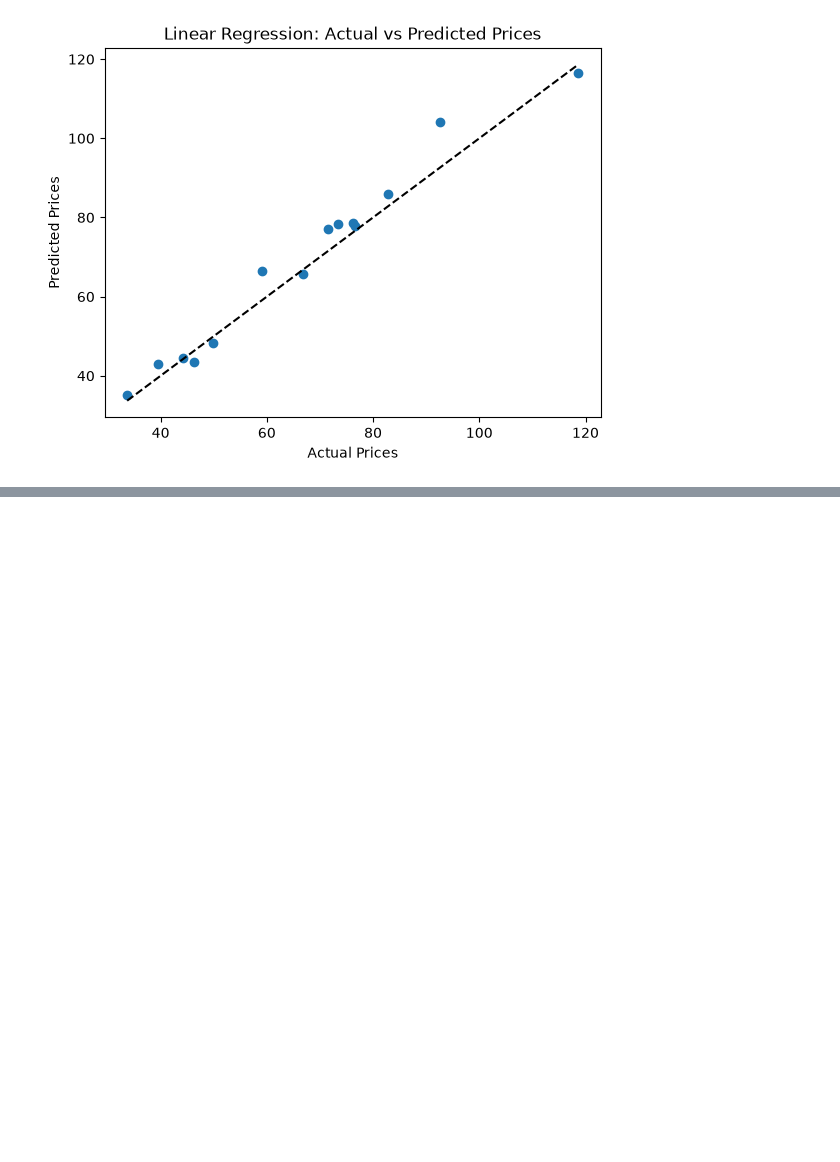
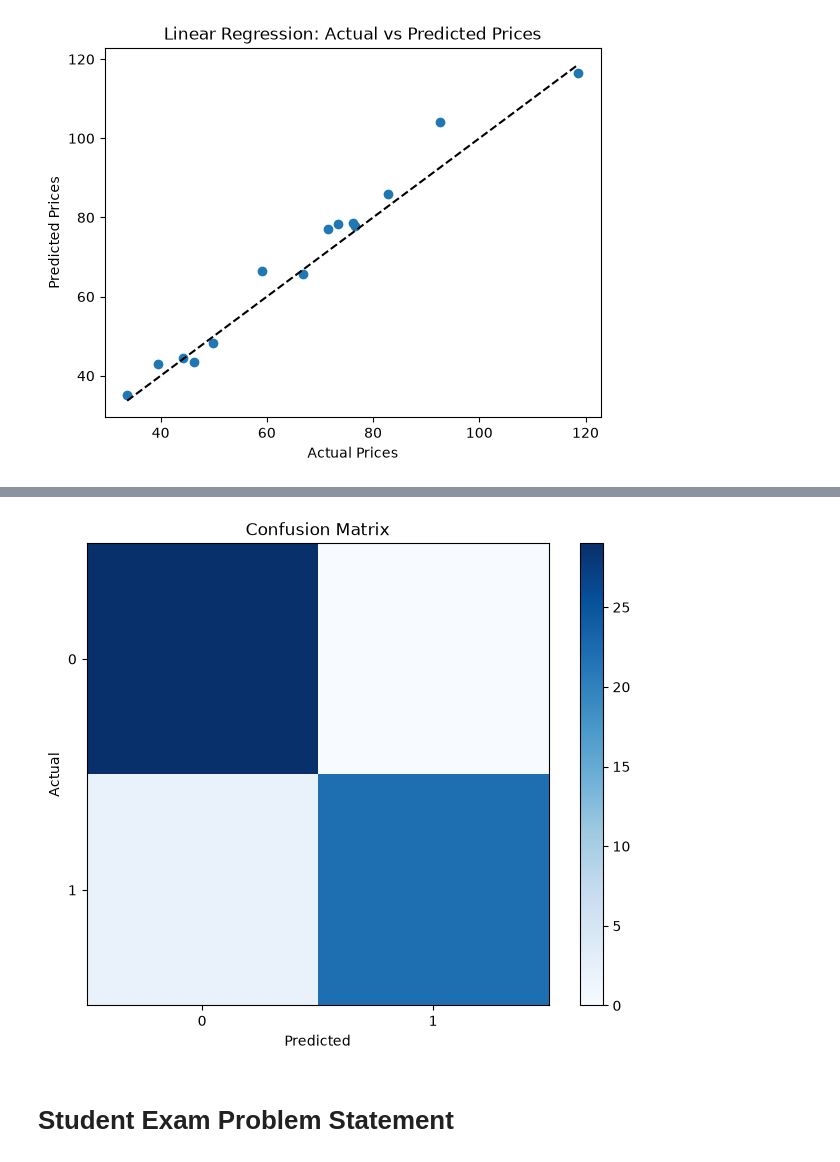
Before and after one commit to Shahid-Momin-786/Data-Sceince, a Jupyter notebook: practice/Date_26_8_26.ipynb, the cells around one changed output, grey strips where cells are left out. Saved outputs shown, nothing was run; the diff lists cells and outputs as text; code cells hidden in the pictures; blank space fills up the shorter version.

```diff
--- a/practice/Date_26_8_26.ipynb
+++ b/practice/Date_26_8_26.ipynb
@@ -247,0 +321,8 @@ plt.show()
+# %%
+#Logistic Regression Model
+from sklearn.linear_model import LogisticRegression
+model = LogisticRegression(solver = "lbfgs")
+# %%
+model.fit(X_train, y_train)
+y_pred = model.predict(X_test)
+y_pred
@@ -247,0 +381,7 @@ plt.show()
+# %%
+from sklearn.metrics import confusion_matrix, classification_report
+cm = confusion_matrix(y_test, y_pred)
+print("Confusion Matrix:")
+print(cm)
+print("\nClassification Report:")
+print(classification_report(y_test, y_pred))
@@ -247,0 +402,15 @@ plt.show()
+# %%
+plt.figure(figsize=(8, 6))
+plt.imshow(cm, interpolation='nearest', cmap=plt.cm.Blues)
+plt.title('Confusion Matrix')
+plt.colorbar()
+tick_marks = np.arange(len(np.unique(y_test)))
+plt.xticks(tick_marks, np.unique(y_test))
+plt.yticks(tick_marks, np.unique(y_test))
+plt.xlabel('Predicted')
+plt.ylabel('Actual')
+plt.show()
+# %% [output]
+[figure, added]
+# %% [markdown]
+# Student Exam Problem Statement
```
Also changed, not shown: parts of 18 cells of this notebook, 31 other files.
